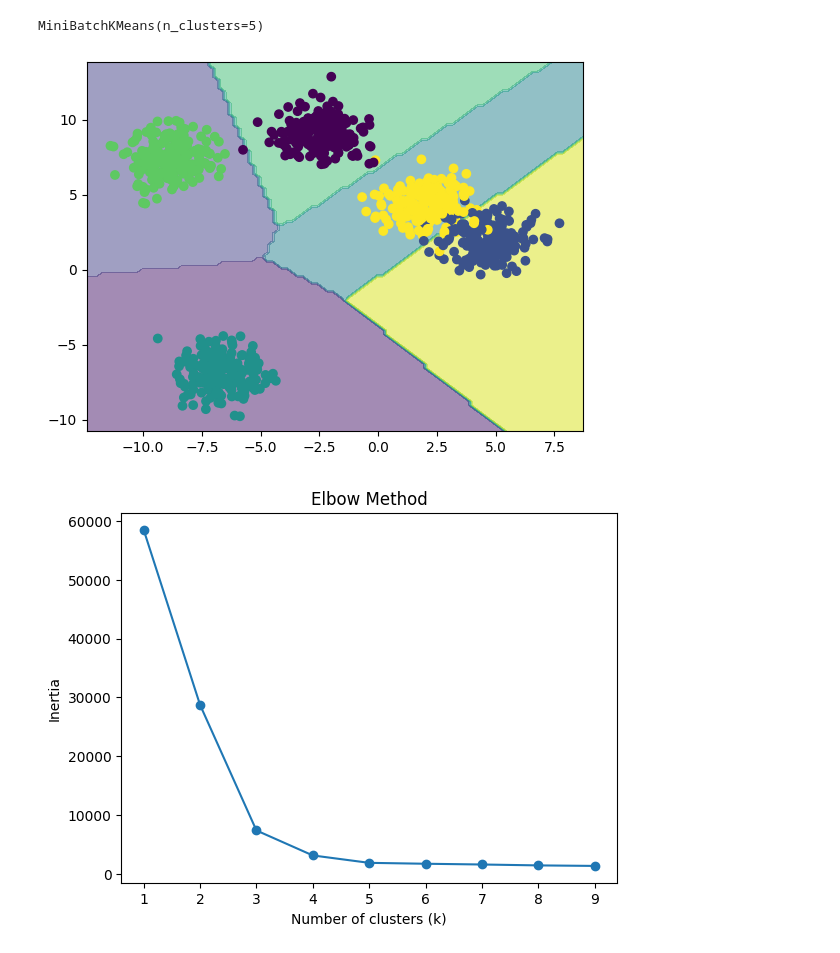
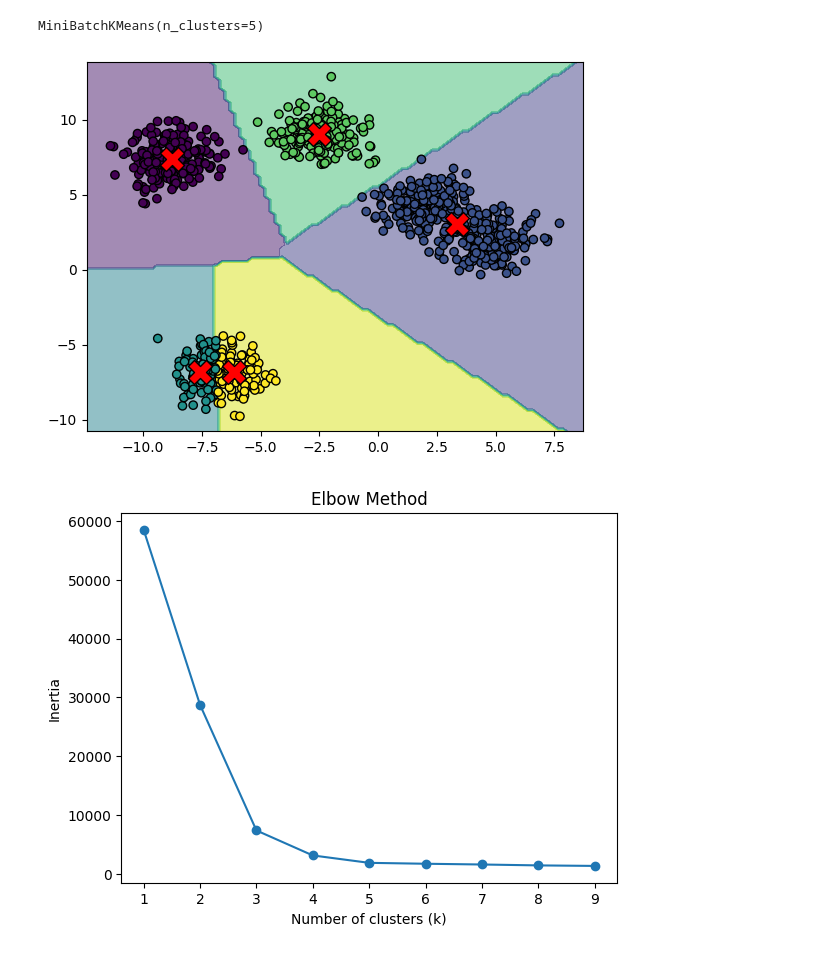
Before and after one commit to Amith1434/ML_Book_Journy, a Jupyter notebook: Chapter_9(Unsupervised).ipynb, the cells around one changed output. Saved outputs shown, nothing was run; the diff lists cells and outputs as text; code cells hidden in the pictures.

```diff
--- a/Chapter_9(Unsupervised).ipynb
+++ b/Chapter_9(Unsupervised).ipynb
@@ -92,24 +92,28 @@ MiniBatchKMeans(n_clusters=5)
 # %%
 import numpy as np
 
 X0_min , X0_max = X[:,0].min() - 1 , X[:,0].max() + 1
 X1_min , X1_max = X[:,1].min() - 1 , X[:,1].max() + 1
 
 xx, yy = np.meshgrid(
     np.linspace(X0_min,X0_max,100),
     np.linspace(X1_min,X1_max,100)
 )
 
 X_new = np.c_[xx.ravel(),yy.ravel()]
 y_pred = minibatch_kmeans.predict(X_new)
 
 y_pred = y_pred.reshape(xx.shape)
+labels = minibatch_kmeans.labels_
 
-plt.contourf(xx,yy,y_pred,alpha = 0.5)
-plt.scatter(X[:,0],X[:,1],c=y)
+plt.contourf(xx,yy,y_pred,alpha = 0.5 , cmap ='viridis')
+plt.scatter(X[:,0],X[:,1],c=labels, edgecolor = 'black', cmap = 'viridis')
+plt.scatter(minibatch_kmeans.cluster_centers_[:,0],
+            minibatch_kmeans.cluster_centers_[:,1],
+            s = 300, c= 'red', marker = "X", edgecolor = 'black')
 plt.show()
 # %% [output]
-[figure, old version]
+[figure, new version]
 # %%
 inertias = []
 k_values = range(1,10)
```
Also changed, not shown: parts of 27 cells of this notebook, 2 other files.
